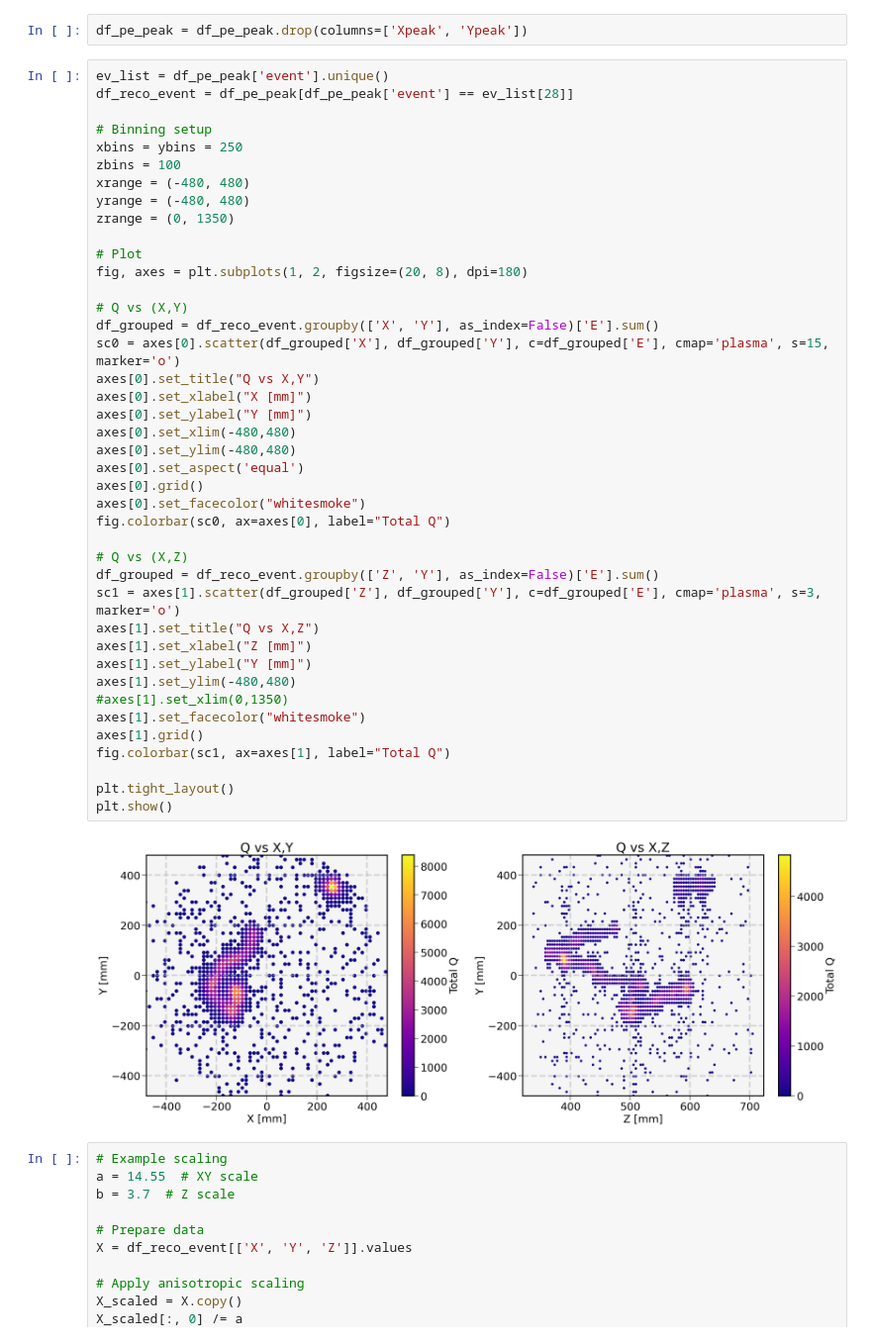
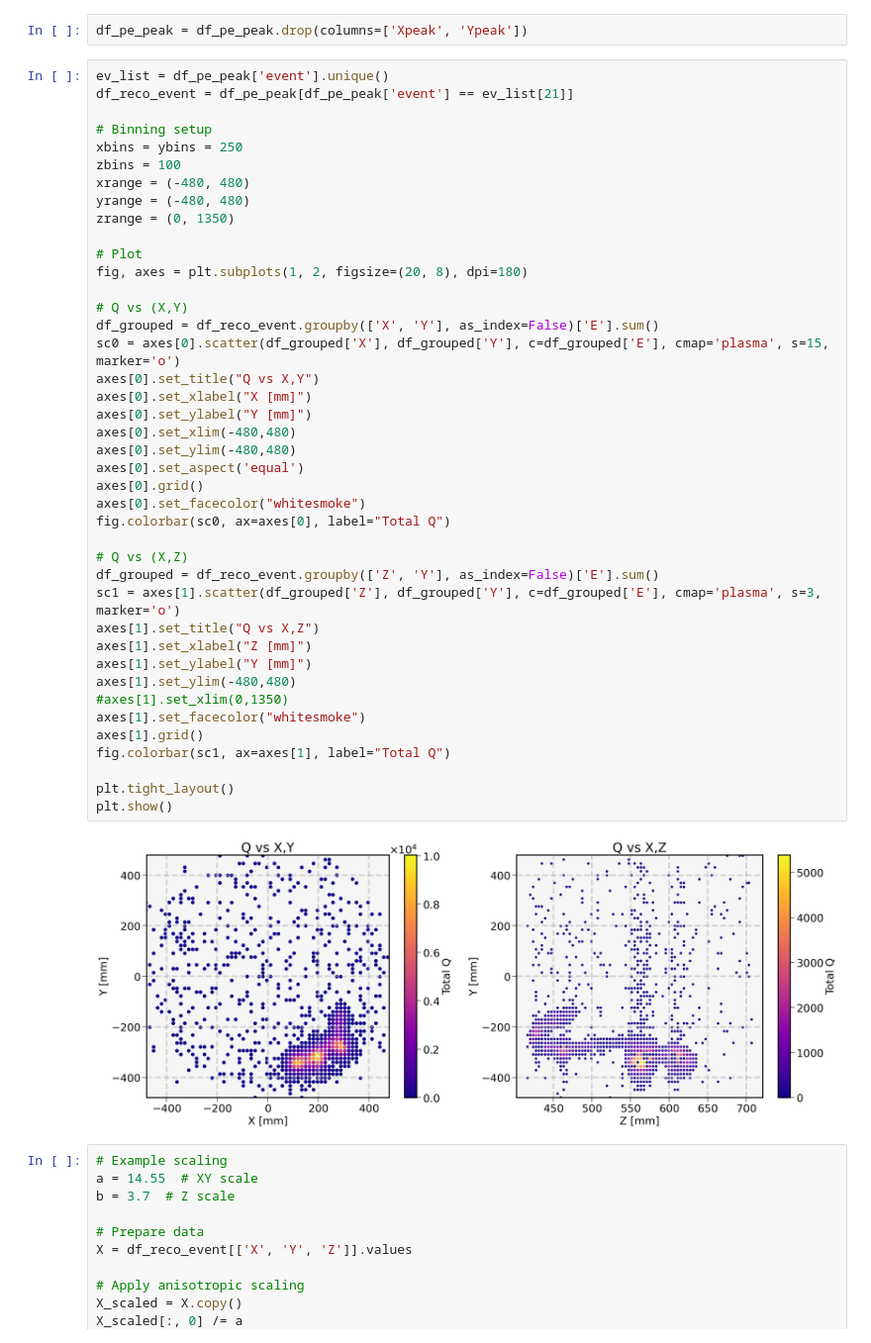
Before and after one commit to SamueleTorelli/ASpirit, a Jupyter notebook: nb/temp_HESophroniaAnalysis_st.ipynb, the cells around one changed output. Shown at 99% size. Saved outputs shown, nothing was run; the diff lists cells and outputs as text.

```diff
--- a/nb/temp_HESophroniaAnalysis_st.ipynb
+++ b/nb/temp_HESophroniaAnalysis_st.ipynb
@@ -242,7 +251,7 @@ df_pe_peak = df_pe_peak[(df_pe_peak['Z']>0) & (df_pe_peak['Z']<1500)]
 df_pe_peak = df_pe_peak.drop(columns=['Xpeak', 'Ypeak'])
 # %%
 ev_list = df_pe_peak['event'].unique()
-df_reco_event = df_pe_peak[df_pe_peak['event'] == ev_list[28]]
+df_reco_event = df_pe_peak[df_pe_peak['event'] == ev_list[21]]
 
 # Binning setup
 xbins = ybins = 250
@@ -255,34 +264,34 @@ zrange = (0, 1350)
 fig, axes = plt.subplots(1, 2, figsize=(20, 8), dpi=180)
 
 # Q vs (X,Y)
 df_grouped = df_reco_event.groupby(['X', 'Y'], as_index=False)['E'].sum()
 sc0 = axes[0].scatter(df_grouped['X'], df_grouped['Y'], c=df_grouped['E'], cmap='plasma', s=15, marker='o')
 axes[0].set_title("Q vs X,Y")
 axes[0].set_xlabel("X [mm]")
 axes[0].set_ylabel("Y [mm]")
 axes[0].set_xlim(-480,480)
 axes[0].set_ylim(-480,480)
 axes[0].set_aspect('equal')
 axes[0].grid()
 axes[0].set_facecolor("whitesmoke")
 fig.colorbar(sc0, ax=axes[0], label="Total Q")
 
 # Q vs (X,Z)
 df_grouped = df_reco_event.groupby(['Z', 'Y'], as_index=False)['E'].sum()
 sc1 = axes[1].scatter(df_grouped['Z'], df_grouped['Y'], c=df_grouped['E'], cmap='plasma', s=3, marker='o')
 axes[1].set_title("Q vs X,Z")
 axes[1].set_xlabel("Z [mm]")
 axes[1].set_ylabel("Y [mm]")
 axes[1].set_ylim(-480,480)
 #axes[1].set_xlim(0,1350)
 axes[1].set_facecolor("whitesmoke")
 axes[1].grid()
 fig.colorbar(sc1, ax=axes[1], label="Total Q")
 
 plt.tight_layout()
 plt.show()
 # %% [output]
-[figure, old version]
+[figure, new version]
 # %%
 # Example scaling
 a = 14.55  # XY scale
```
Also changed, not shown: parts of 17 cells of this notebook, 4 other files.
